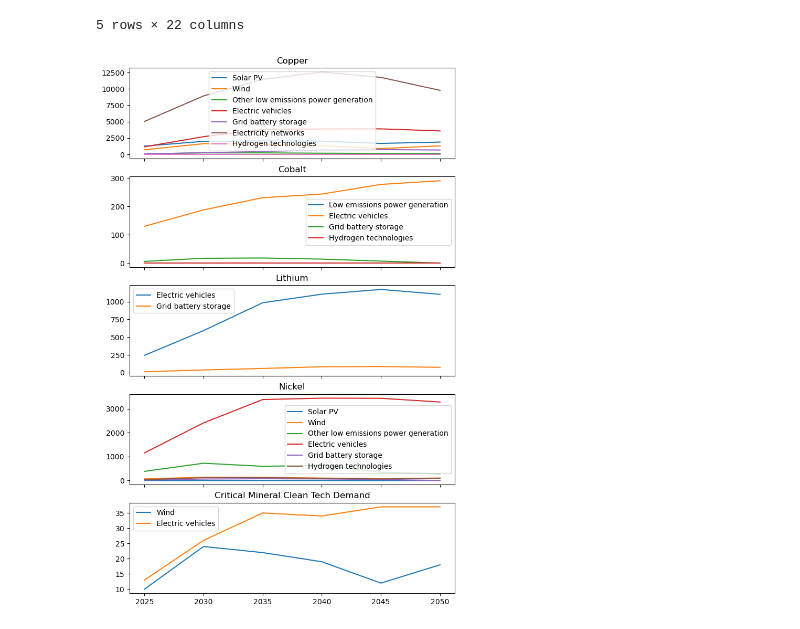
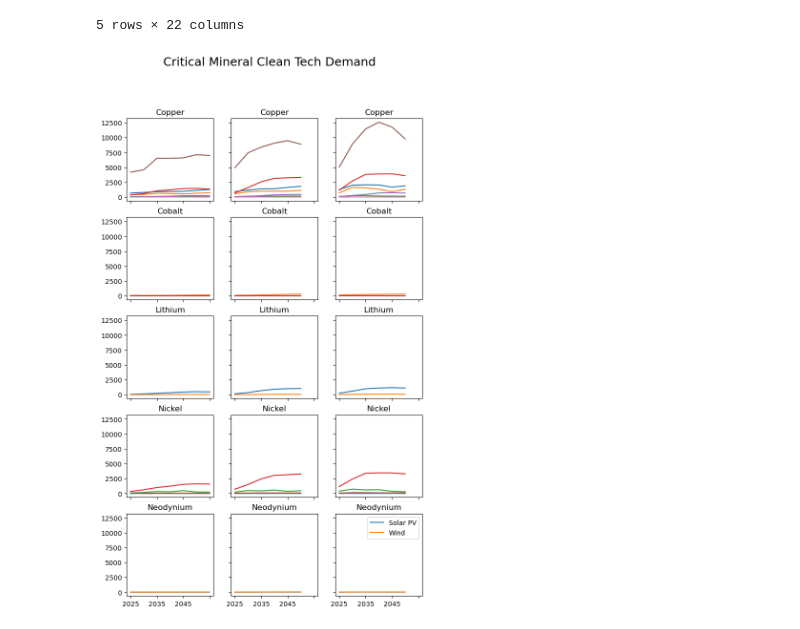
Before and after one commit to andrewbowen19/storiesDATA608, a Jupyter notebook: story7.ipynb, the cells around one changed output. Cells and saved outputs as stored; diff of their text form; code cells hidden in the pictures.

Commit message:
Increase panel plot

```diff
--- a/story7.ipynb
+++ b/story7.ipynb
@@ -205,35 +205,39 @@ key_demand_pledges.columns = [c.replace(".1", "") for c in key_demand_pledges.co
 
 key_demand_net_zero = key_mineral_demand[['mineral'] + [f"{c}.2" for c in year_cols]]
 key_demand_net_zero.columns = [c.replace(".2", "") for c in key_demand_net_zero.columns]
+# %%
+minerals = key_mineral_demand.mineral.unique()
+cols = ["Solar PV", "Wind", "Other low emissions power generation",
+        "Electric vehicles", "Grid battery storage",
+        "Electricity networks", "Hydrogen technologies"]
 # %%
-minerals = key_mineral_demand.mineral.unique()
+# Plot key mineral demand by clean technology
+# TODO: enforce consistent legend across panels
+dfs = [key_demand_stated, key_demand_pledges, key_demand_net_zero]
 
-
-f, axes = plt.subplots(len(minerals), 1, figsize=(8, 13), sharex=True)
+f, axes = plt.subplots(len(minerals), 3, figsize=(8, 13), sharex=True, sharey=True)
 lines = []
 # Create an empty list to store legend handles and labels
 legend_handles = []
-for i, mineral in enumerate(minerals):
-    ax = axes[i]
-    # mineral = minerals[i]
-    dat = key_demand_net_zero.loc[key_demand_net_zero.mineral == mineral]
-    dat = dat.drop("mineral", axis=1).T
-    # Plot the data and store the line handle for the legend
-    dat.plot(ax=ax)
-    # legend_handles.append(line)  # Corrected line
-    # ax.legend()
+for d, df in enumerate(dfs):
+    for i, mineral in enumerate(minerals):
+        ax = axes[i, d]
+        # mineral = minerals[i]
+        dat = df.loc[key_demand_net_zero.mineral == mineral]
+        dat = dat.drop("mineral", axis=1).T
 
-    # Set title for each subplot
-    ax.set_title(mineral)
+        # Plot the data and store the line handle for the legend
+        dat.plot(ax=ax)
 
-    if i == 0:
-        legend = ax.get_legend_handles_labels()
+        # Set title for each subplot
+        ax.set_title(mineral)
+        ax.get_legend().remove()
 
 # Add a legend to the last subplot
-# plt.legend(legend)
-plt.title("Critical Mineral Clean Tech Demand")
+plt.legend(cols)
+plt.suptitle("Critical Mineral Clean Tech Demand", fontsize=18)
 
 # Show the plot
 plt.show()
 # %% [output]
-[figure, old version]
+[figure, new version]
```
Also changed, not shown: parts of 1 cell of this notebook, 11 other files.
